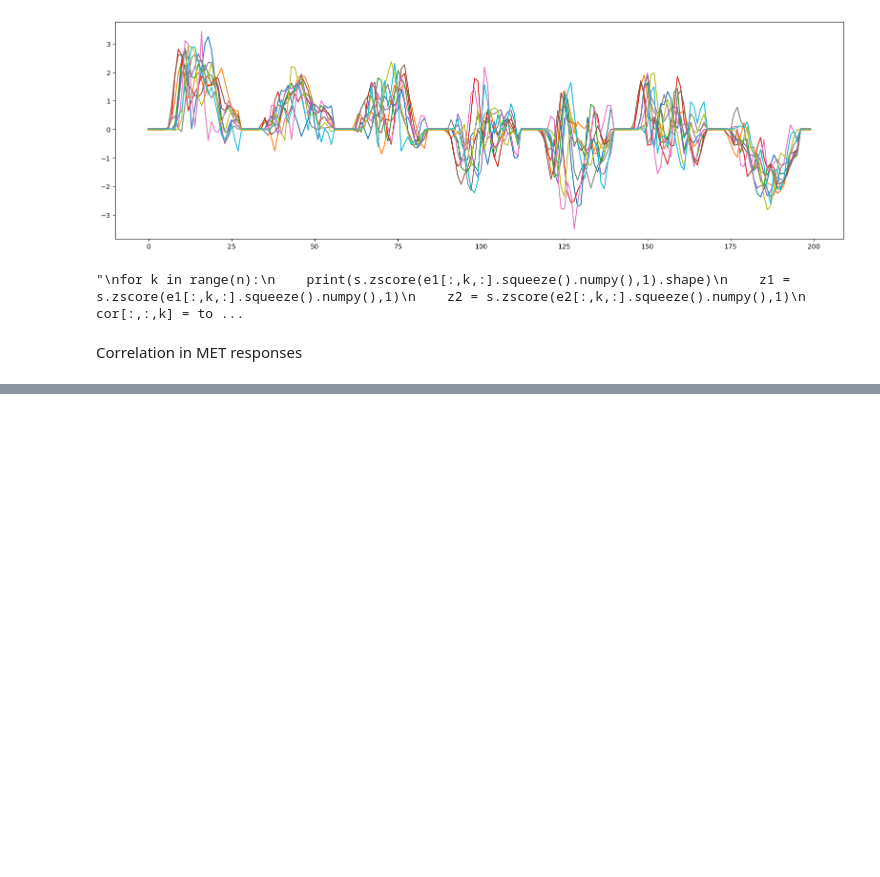
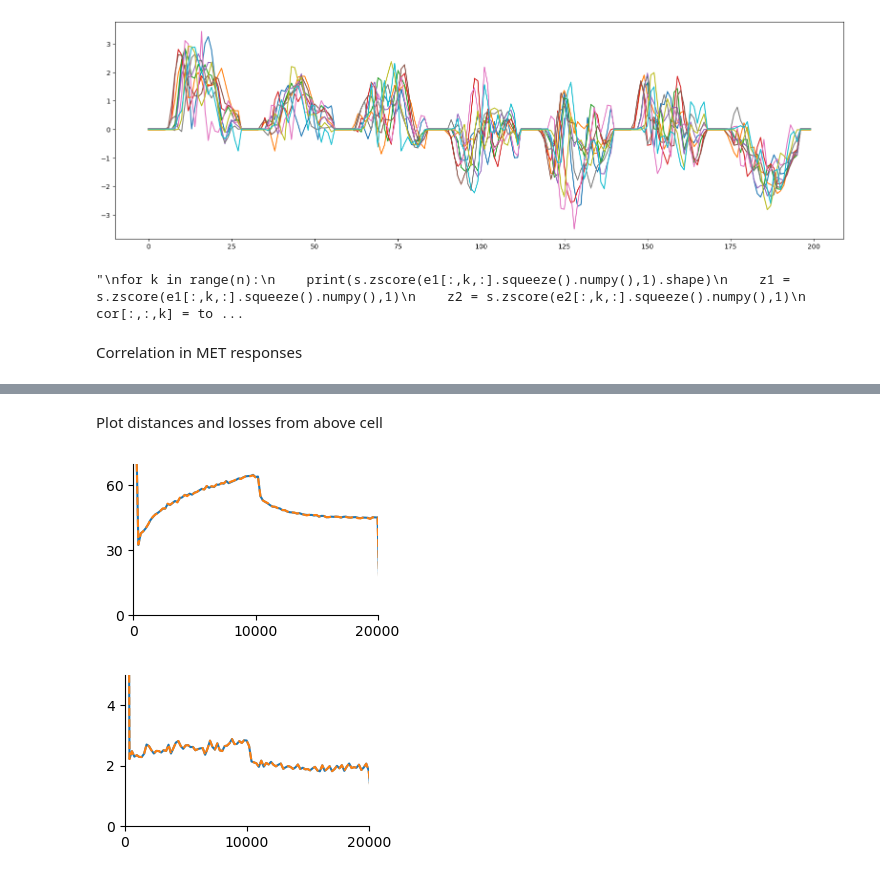
Before and after one commit to jembennettuk/esn2sparse, a Jupyter notebook: test.ipynb, the cells around one changed output, grey strips where cells are left out. Drawn from its saved outputs; the diff is of its cells as text; code cells hidden in the pictures; blank space fills up the shorter version.

```diff
--- a/test.ipynb
+++ b/test.ipynb
@@ -306,0 +318,20 @@ anchor-pos dist = 5.271989822387695    anchor-neg dist = 5.2958784103393555
+# %% [markdown]
+Plot distances and losses from above cell
+# %%
+# Plot distances and losses
+nt = x.shape[2]
+fig = pl.figure(figsize=tuple(np.array((8.,5.))/2.54)); ax = pl.axes()
+ax.spines[['top','right']].set_visible(False)
+pl.plot(np.linspace(1,nt,nt)*200,dp); pl.plot(np.linspace(1,nt,nt)*200,dn, linestyle='dashed');
+ax.set_xlim(xmin=0, xmax=20000); ax.set_ylim(ymin=0.0, ymax=70.)
+ax.xaxis.set_ticks((0,10000,20000)); ax.yaxis.set_ticks((0,30,60));
+pl.show()
+fig = pl.figure(figsize=tuple(np.array((8.,5.))/2.54)); ax = pl.axes()
+ax.spines[['top','right']].set_visible(False)
+pl.plot(np.linspace(1,nt,nt)*200,l_torch); pl.plot(np.linspace(1,nt,nt)*200,l_my, linestyle='dashed')
+ax.set_xlim(xmin=0, xmax=20000); ax.set_ylim(ymin=0.0, ymax=5.)
+ax.xaxis.set_ticks((0,10000,20000)); ax.yaxis.set_ticks((0,2,4))
+pl.show()
+# %% [output]
+[figure, added]
+[figure, added]
```
Also changed, not shown: parts of 4 cells of this notebook, 2 other files.
